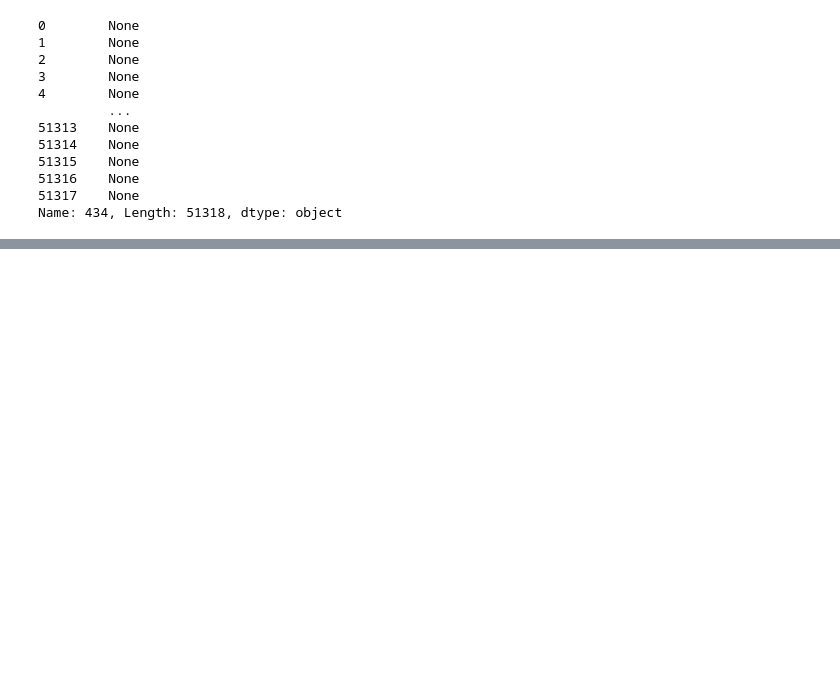
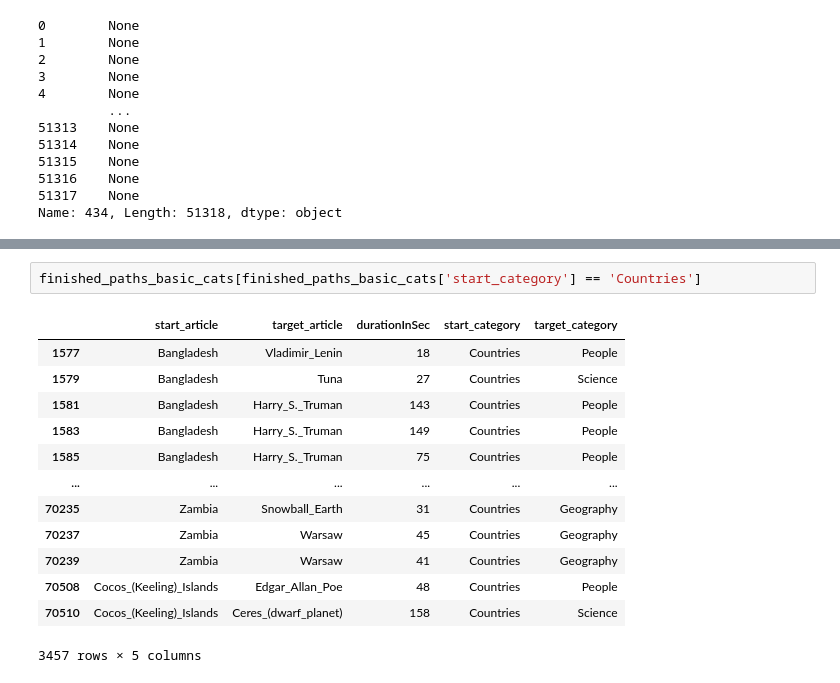
Before and after one commit to epfl-ada/ada-2023-project-jellyfish401, a Jupyter notebook: data_obvservation.ipynb, the cells around one changed output, grey strips where cells are left out. Cells and saved outputs as stored; diff of their text form; blank space fills up the shorter version.

```diff
--- a/data_obvservation.ipynb
+++ b/data_obvservation.ipynb
@@ -182,0 +205,16 @@ Name: 2, Length: 51318, dtype: object
+# %%
+finished_paths_basic_cats[finished_paths_basic_cats['start_category'] == 'Countries']
+# %% [output]
+|  | start_article | target_article | durationInSec | start_category | target_category |
+| 1577 | Bangladesh | Vladimir_Lenin | 18 | Countries | People |
+| 1579 | Bangladesh | Tuna | 27 | Countries | Science |
+| 1581 | Bangladesh | Harry_S._Truman | 143 | Countries | People |
+| 1583 | Bangladesh | Harry_S._Truman | 149 | Countries | People |
+| 1585 | Bangladesh | Harry_S._Truman | 75 | Countries | People |
+| ... | ... | ... | ... | ... | ... |
+| 70235 | Zambia | Snowball_Earth | 31 | Countries | Geography |
+| 70237 | Zambia | Warsaw | 45 | Countries | Geography |
+| 70239 | Zambia | Warsaw | 41 | Countries | Geography |
+| 70508 | Cocos_(Keeling)_Islands | Edgar_Allan_Poe | 48 | Countries | People |
+| 70510 | Cocos_(Keeling)_Islands | Ceres_(dwarf_planet) | 158 | Countries | Science |
+3457 rows × 5 columns
```
Also changed, not shown: parts of 13 cells of this notebook, 1 other file.
